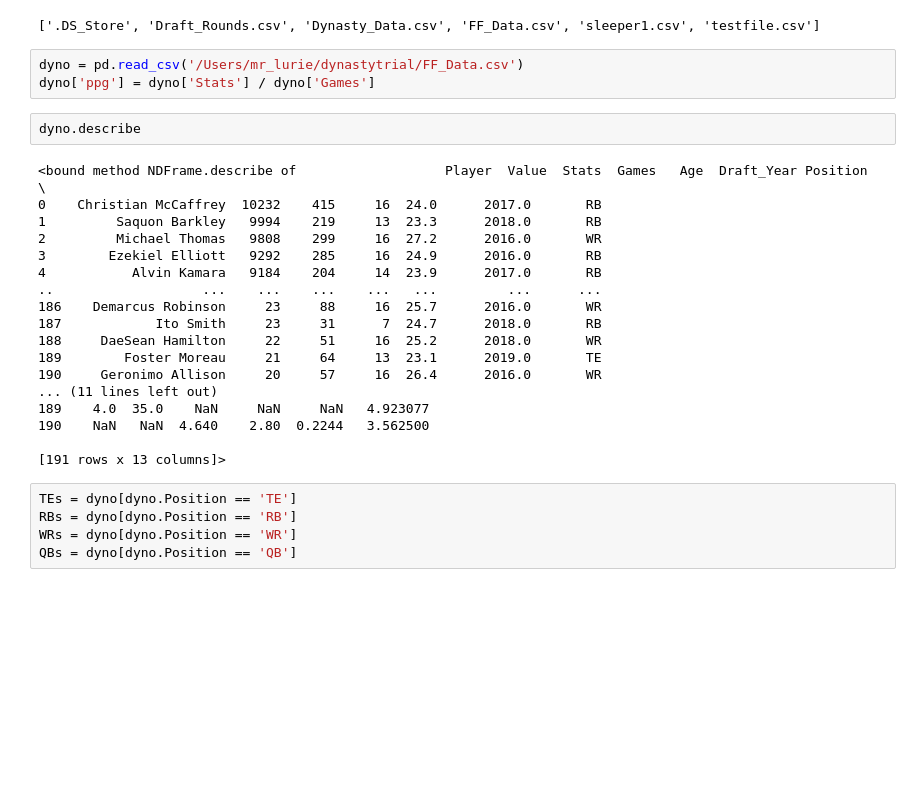
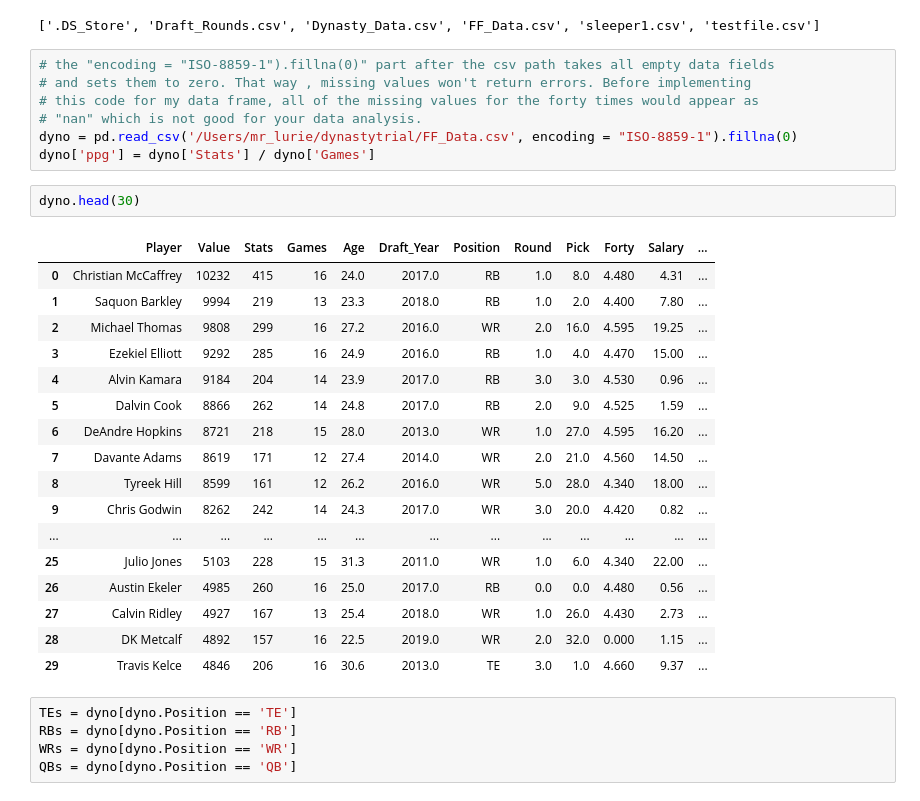
Before and after one commit to luriemr/FantasyFootball_Analyzer, a Jupyter notebook: FF_Dyno.ipynb, the cells around one changed output. Saved outputs shown, nothing was run; the diff lists cells and outputs as text; blank space fills up the shorter version.

```diff
--- a/FF_Dyno.ipynb
+++ b/FF_Dyno.ipynb
@@ -12,29 +12,33 @@ import os
 print(os.listdir('/Users/mr_lurie/dynastytrial'))
 # %% [output]
 ['.DS_Store', 'Draft_Rounds.csv', 'Dynasty_Data.csv', 'FF_Data.csv', 'sleeper1.csv', 'testfile.csv']
-# %%
-dyno = pd.read_csv('/Users/mr_lurie/dynastytrial/FF_Data.csv')
-dyno['ppg'] = dyno['Stats'] / dyno['Games']
-# %%
-dyno.describe
-# %% [output]
-<bound method NDFrame.describe of                   Player  Value  Stats  Games   Age  Draft_Year Position  \
-0    Christian McCaffrey  10232    415     16  24.0      2017.0       RB
-1         Saquon Barkley   9994    219     13  23.3      2018.0       RB
-2         Michael Thomas   9808    299     16  27.2      2016.0       WR
-3        Ezekiel Elliott   9292    285     16  24.9      2016.0       RB
-4           Alvin Kamara   9184    204     14  23.9      2017.0       RB
-..                   ...    ...    ...    ...   ...         ...      ...
-186    Demarcus Robinson     23     88     16  25.7      2016.0       WR
-187            Ito Smith     23     31      7  24.7      2018.0       RB
-188     DaeSean Hamilton     22     51     16  25.2      2018.0       WR
-189        Foster Moreau     21     64     13  23.1      2019.0       TE
-190     Geronimo Allison     20     57     16  26.4      2016.0       WR
-... (11 lines left out)
-189    4.0  35.0    NaN     NaN     NaN   4.923077
-190    NaN   NaN  4.640    2.80  0.2244   3.562500
-
-[191 rows x 13 columns]>
+# %%
+# the "encoding = "ISO-8859-1").fillna(0)" part after the csv path takes all empty data fields
+# and sets them to zero. That way , missing values won't return errors. Before implementing
+# this code for my data frame, all of the missing values for the forty times would appear as
+# "nan" which is not good for your data analysis.
+dyno = pd.read_csv('/Users/mr_lurie/dynastytrial/FF_Data.csv', encoding = "ISO-8859-1").fillna(0)
+dyno['ppg'] = dyno['Stats'] / dyno['Games']
+# %%
+dyno.head(30)
+# %% [output]
+|  | Player | Value | Stats | Games | Age | Draft_Year | Position | Round | Pick | Forty | Salary | ... |
+| 0 | Christian McCaffrey | 10232 | 415 | 16 | 24.0 | 2017.0 | RB | 1.0 | 8.0 | 4.480 | 4.31 | ... |
+| 1 | Saquon Barkley | 9994 | 219 | 13 | 23.3 | 2018.0 | RB | 1.0 | 2.0 | 4.400 | 7.80 | ... |
+| 2 | Michael Thomas | 9808 | 299 | 16 | 27.2 | 2016.0 | WR | 2.0 | 16.0 | 4.595 | 19.25 | ... |
+| 3 | Ezekiel Elliott | 9292 | 285 | 16 | 24.9 | 2016.0 | RB | 1.0 | 4.0 | 4.470 | 15.00 | ... |
+| 4 | Alvin Kamara | 9184 | 204 | 14 | 23.9 | 2017.0 | RB | 3.0 | 3.0 | 4.530 | 0.96 | ... |
+| 5 | Dalvin Cook | 8866 | 262 | 14 | 24.8 | 2017.0 | RB | 2.0 | 9.0 | 4.525 | 1.59 | ... |
+| 6 | DeAndre Hopkins | 8721 | 218 | 15 | 28.0 | 2013.0 | WR | 1.0 | 27.0 | 4.595 | 16.20 | ... |
+| 7 | Davante Adams | 8619 | 171 | 12 | 27.4 | 2014.0 | WR | 2.0 | 21.0 | 4.560 | 14.50 | ... |
+| 8 | Tyreek Hill | 8599 | 161 | 12 | 26.2 | 2016.0 | WR | 5.0 | 28.0 | 4.340 | 18.00 | ... |
+| 9 | Chris Godwin | 8262 | 242 | 14 | 24.3 | 2017.0 | WR | 3.0 | 20.0 | 4.420 | 0.82 | ... |
+| ... | ... | ... | ... | ... | ... | ... | ... | ... | ... | ... | ... | ... |
+| 25 | Julio Jones | 5103 | 228 | 15 | 31.3 | 2011.0 | WR | 1.0 | 6.0 | 4.340 | 22.00 | ... |
+| 26 | Austin Ekeler | 4985 | 260 | 16 | 25.0 | 2017.0 | RB | 0.0 | 0.0 | 4.480 | 0.56 | ... |
+| 27 | Calvin Ridley | 4927 | 167 | 13 | 25.4 | 2018.0 | WR | 1.0 | 26.0 | 4.430 | 2.73 | ... |
+| 28 | DK Metcalf | 4892 | 157 | 16 | 22.5 | 2019.0 | WR | 2.0 | 32.0 | 0.000 | 1.15 | ... |
+| 29 | Travis Kelce | 4846 | 206 | 16 | 30.6 | 2013.0 | TE | 3.0 | 1.0 | 4.660 | 9.37 | ... |
 # %%
 TEs = dyno[dyno.Position == 'TE']
 RBs = dyno[dyno.Position == 'RB']
```
